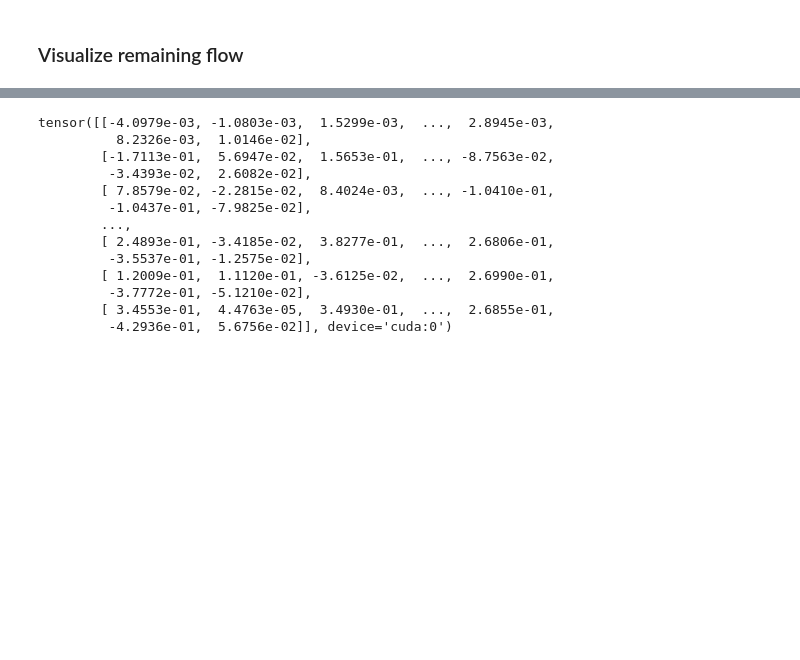
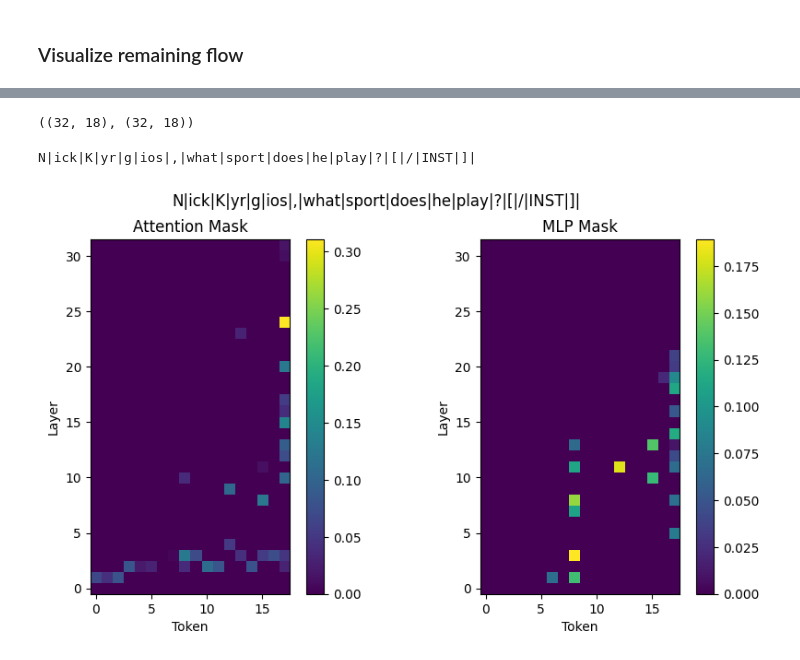
Before and after one commit to ed1d1a8d/prompt-injection-interp, a Jupyter notebook: notebooks/subnet-flow-proto.ipynb, the cells around one changed output, grey strips where cells are left out. Cells and saved outputs as stored; diff of their text form; code cells hidden in the pictures; blank space fills up the shorter version.

```diff
--- a/notebooks/subnet-flow-proto.ipynb
+++ b/notebooks/subnet-flow-proto.ipynb
@@ -267,23 +314,46 @@ tensor([0.0942, 0.4147, 0.5860, 1.0000, 0.3247, 1.0000, 1.0000, 1.0000, 1.0000,
-# %%
-mtf.masks_active = True
-with torch.no_grad():
-    _, cache = mtf_test.tl_model.run_with_cache(
-        prompt,
-        remove_batch_dim=True,
-    )
-
-cache["resid_pre", 17] - cache["resid_pre", 18]
-# %% [output]
-tensor([[-4.0979e-03, -1.0803e-03,  1.5299e-03,  ...,  2.8945e-03,
-          8.2326e-03,  1.0146e-02],
-        [-1.7113e-01,  5.6947e-02,  1.5653e-01,  ..., -8.7563e-02,
-         -3.4393e-02,  2.6082e-02],
-        [ 7.8579e-02, -2.2815e-02,  8.4024e-03,  ..., -1.0410e-01,
-         -1.0437e-01, -7.9825e-02],
-        ...,
-        [ 2.4893e-01, -3.4185e-02,  3.8277e-01,  ...,  2.6806e-01,
-         -3.5537e-01, -1.2575e-02],
-        [ 1.2009e-01,  1.1120e-01, -3.6125e-02,  ...,  2.6990e-01,
-         -3.7772e-01, -5.1210e-02],
-        [ 3.4553e-01,  4.4763e-05,  3.4930e-01,  ...,  2.6855e-01,
-         -4.2936e-01,  5.6756e-02]], device='cuda:0')
+# %%
+attn_mask = np.stack(
+    [
+        mtf.masks[f"{i}_attn_out"].detach().cpu().numpy()
+        for i in range(32)
+    ]
+)
+mlp_mask = np.stack(
+    [
+        mtf.masks[f"{i}_mlp_out"].detach().cpu().numpy()
+        for i in range(32)
+    ]
+)
+
+attn_mask.shape, mlp_mask.shape
+# %% [output]
+((32, 18), (32, 18))
+# %%
+# Plot heatmap of attention mask
+tokenized_subprompt = "|".join(
+    mtf.tl_model.to_string(x)
+    for x in mtf.tl_model.to_tokens(prompt)[0, mtf.mask_start_idx :]
+)
+print(tokenized_subprompt)
+
+plt.figure(figsize=(10, 5))
+plt.suptitle(tokenized_subprompt)
+
+plt.subplot(1, 2, 1)
+plt.imshow(attn_mask, origin="lower")
+plt.xlabel("Token")
+plt.ylabel("Layer")
+plt.colorbar()
+plt.title("Attention Mask")
+
+plt.subplot(1, 2, 2)
+plt.imshow(mlp_mask, origin="lower")
+plt.xlabel("Token")
+plt.ylabel("Layer")
+plt.colorbar()
+plt.title("MLP Mask")
+
+plt.show()
+# %% [output]
+N|ick|K|yr|g|ios|,|what|sport|does|he|play|?|[|/|INST|]|
+[figure, added]
```
Also changed, not shown: parts of 9 cells of this notebook, 1 other file.
